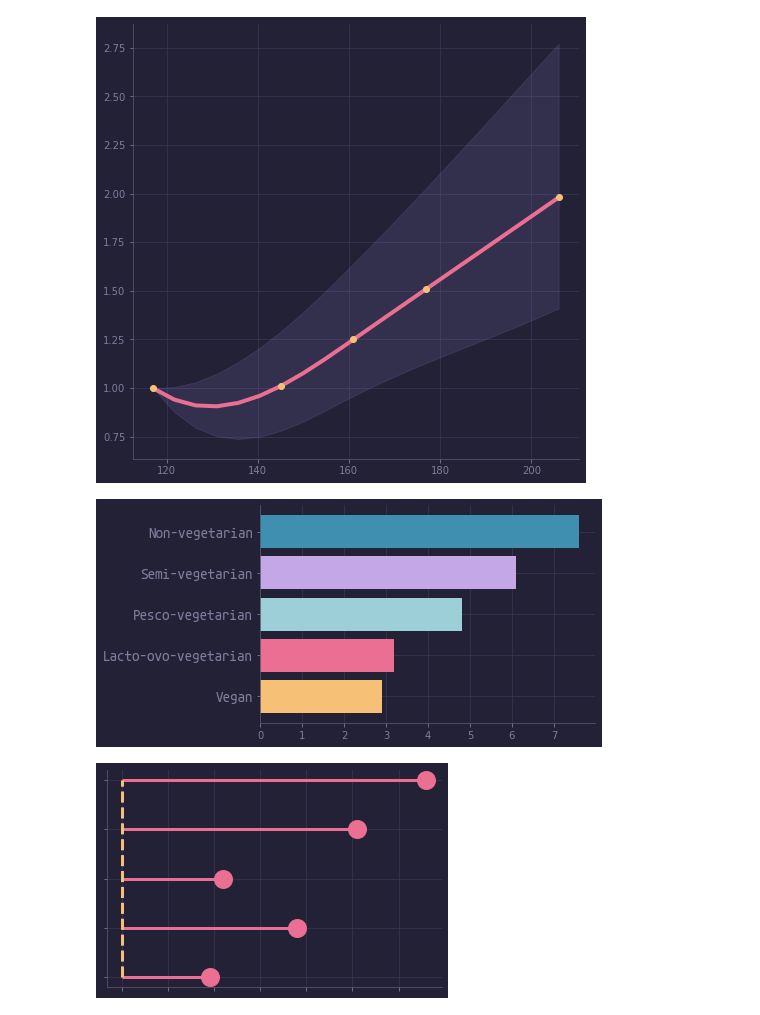
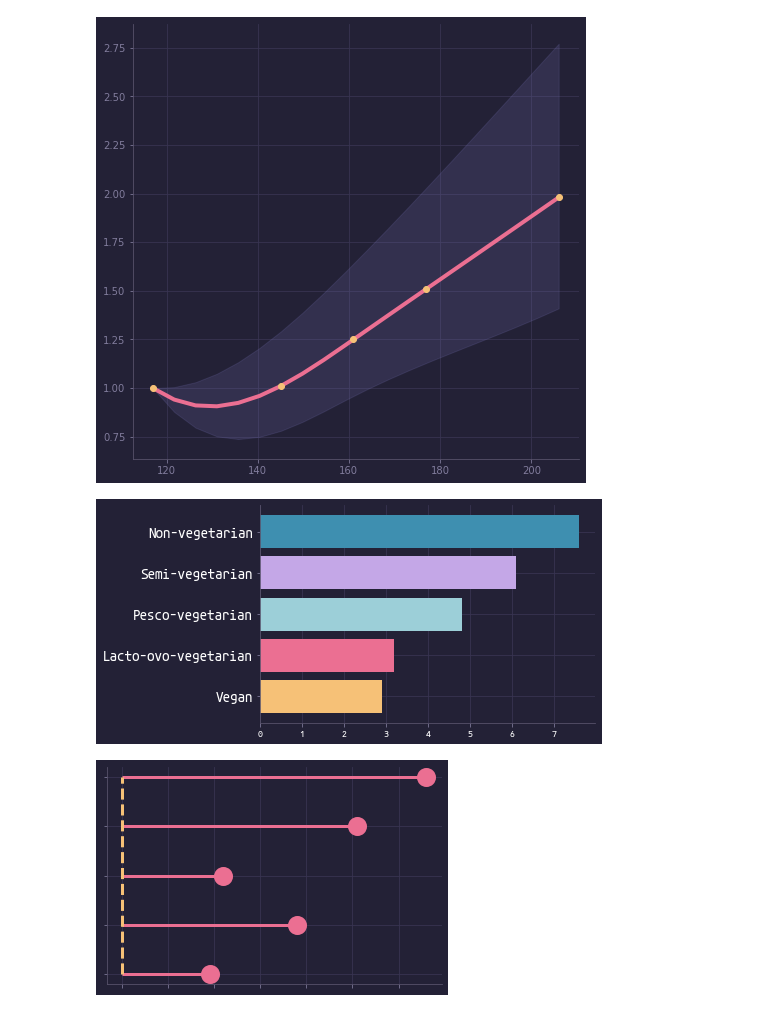
Before and after one commit to msimbao/counselsonlifestyle, a Jupyter notebook: plots/finalplayground.ipynb, the cells around one changed output. Cells and saved outputs as stored; diff of their text form; code cells hidden in the pictures.

```diff
--- a/plots/finalplayground.ipynb
+++ b/plots/finalplayground.ipynb
@@ -299,35 +299,36 @@ df = pd.DataFrame({
     'Group': bars,
     'Value': height
 })
 
 plt.style.use("rose-pine-moon.mplstyle")
 
 color = ['#f6c177', '#eb6f92', '#9ccfd8', '#c4a7e7', '#3e8fb0']
 
 # Initialize a Figure and an Axes
 fig, ax = plt.subplots()
 
 df = df.sort_values(by=['Value'])
 
 # Create horizontal bars
 ax.barh(y=df.Group, width=df.Value, color=color)
 
 # ax.minorticks_off()
 
 # ax.set_xticklabels([])
 # ax.set_yticklabels([])
 
 from matplotlib import rcParams
 
 rcParams['font.family'] = ['Agave']
 
-plt.yticks(fontsize = 15, fontfamily="Agave")
+plt.yticks(fontsize = 15, fontfamily="Agave", color="white")
+plt.xticks(color="white")
 
 ax.grid(True)
 # Show the plot
 plt.show()
 # %% [output]
-[figure, old version]
+[figure, new version]
 # %%
 # libraries
 # create dataset
```
Also changed, not shown: parts of 1 cell of this notebook, 26 other files.
